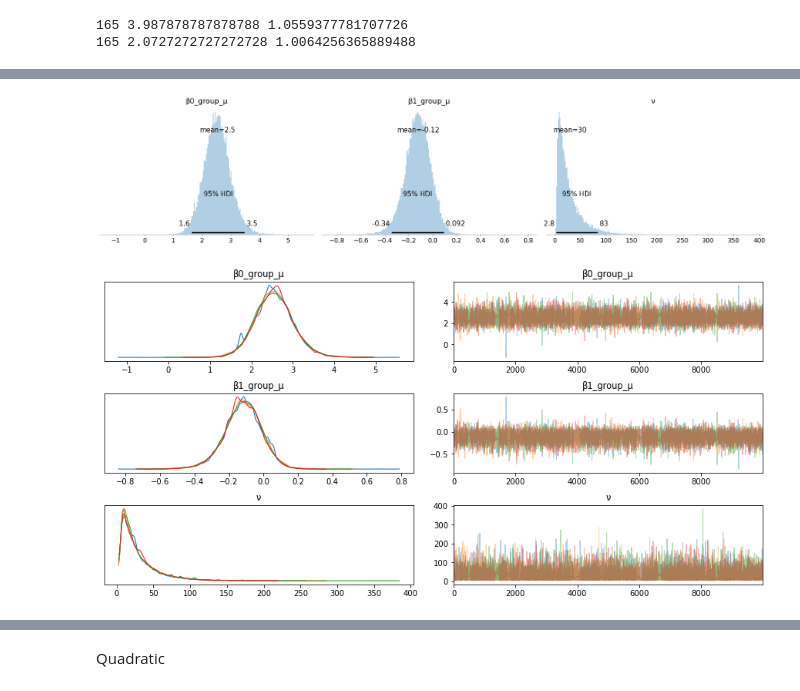
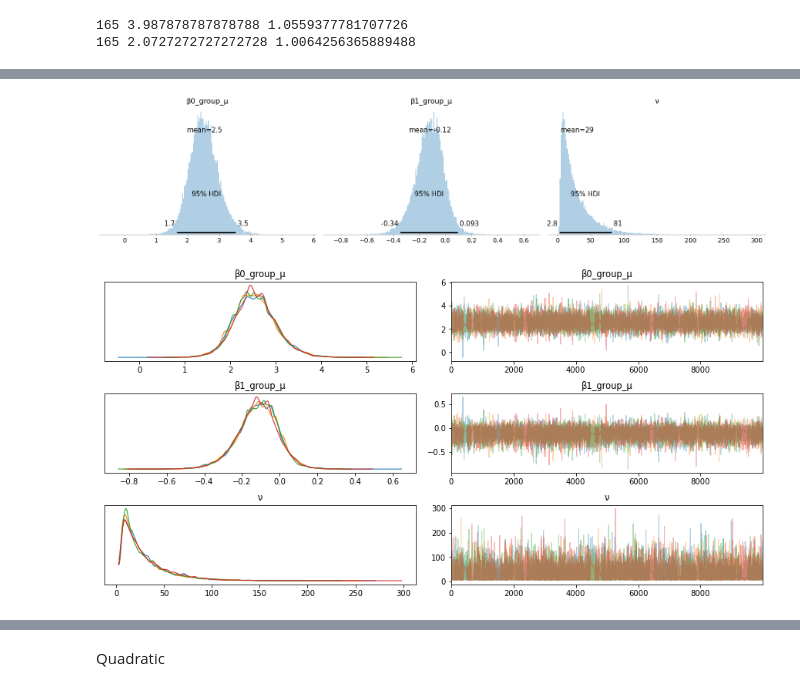
Before and after one commit to jonasIshoejNielsen/2021_prpro_exam, a Jupyter notebook: exam.ipynb, the cells around one changed output, grey strips where cells are left out. Saved outputs shown, nothing was run; the diff lists cells and outputs as text; code cells hidden in the pictures.

```diff
--- a/exam.ipynb
+++ b/exam.ipynb
@@ -256,7 +256,8 @@ def flatten(lst):
 
 V29_norm = flatten([getrelevant(com, 2)[1] for com in communities])
 V31_norm = flatten([getrelevant(com, 4)[1] for com in communities])
-idx = flatten([[i for v in getrelevant(com, 2)[3]] for (i,com) in enumerate(communities)])
+idxs = flatten([[i for v in getrelevant(com, 2)[3]] for (i,com) in enumerate(communities)])
+com_ids = range(len(communities))
 m_29 = np.mean(V29_norm)
 m_31 = np.mean(V31_norm)
 sd_29 = np.std(V29_norm)
@@ -291,7 +292,7 @@ with pm.Model() as model_h2_linear:
 
     pm.StudentT('obs',
             nu=ν,
-            mu=ζ0[idx]+ζ1[idx]*V29,
+            mu=ζ0[idxs]+ζ1[idxs]*V29,
             sigma=ζσ,
             observed=V31)
 
@@ -310,16 +311,3 @@ with pm.Model() as model_h2_linear:
 pm.model_to_graphviz(model_h2_linear)
 # %% [output]
 [drawing not drawn]
-# %%
-resample_h2=True
-def getTrace(folderName, model_h2):
-    with model_h2:
-        if (resample_h2):
-            trace_h2=pm.sample(10000, chains=4, cores=3, step=pm.NUTS())
-            pm.save_trace(trace_h2, folderName, overwrite=True)
-
-        trace_h2  = pm.load_trace(folderName)
-        trace_h2_inferencedata = az.from_pymc3(trace_h2, model = model_h2)
-    return (trace_h2, trace_h2_inferencedata)
-
-(trace_h2_pure, trace_h2_inferencedata_pure) = getTrace("h2_linear.trace", model_h2_linear)
@@ -333,0 +314,3 @@ The number of effective samples is smaller than 10% for some parameters.
+# %%
+resample_h2_linear = True
+(trace_h2_linear, trace_h2_inferencedata_linear) = getTrace("h2_linear.trace", model_h2_linear, resample_h2_linear)
@@ -352,16 +343,16 @@ var_names_h2=['β0_group_μ','β1_group_μ','ν']
 # %%
 def plotMethod1_h2(trace_h1_inferencedata, var_names):
     az.plot_posterior(trace_h1_inferencedata, var_names=var_names, kind='hist',
 #                       figsize=(8,6),
                       point_estimate='mean', hdi_prob=0.95);
 
-plotMethod1_h2(trace_h2_inferencedata_pure, var_names_h2)
+plotMethod1_h2(trace_h2_inferencedata_linear, var_names_h2)
 # %% [output]
-[figure, old version]
+[figure, new version]
 # %%
-plotMethod2(trace_h2_pure, model_h2_linear, var_names_h2)
+plotMethod2(trace_h2_linear, model_h2_linear, var_names_h2)
 # %% [output]
-[figure, old version]
+[figure, new version]
 # %%
 # plotting code
 fig,ax = plt.subplots(figsize=(25,20))
```
Also changed, not shown: parts of 17 cells of this notebook, 24 other files.
